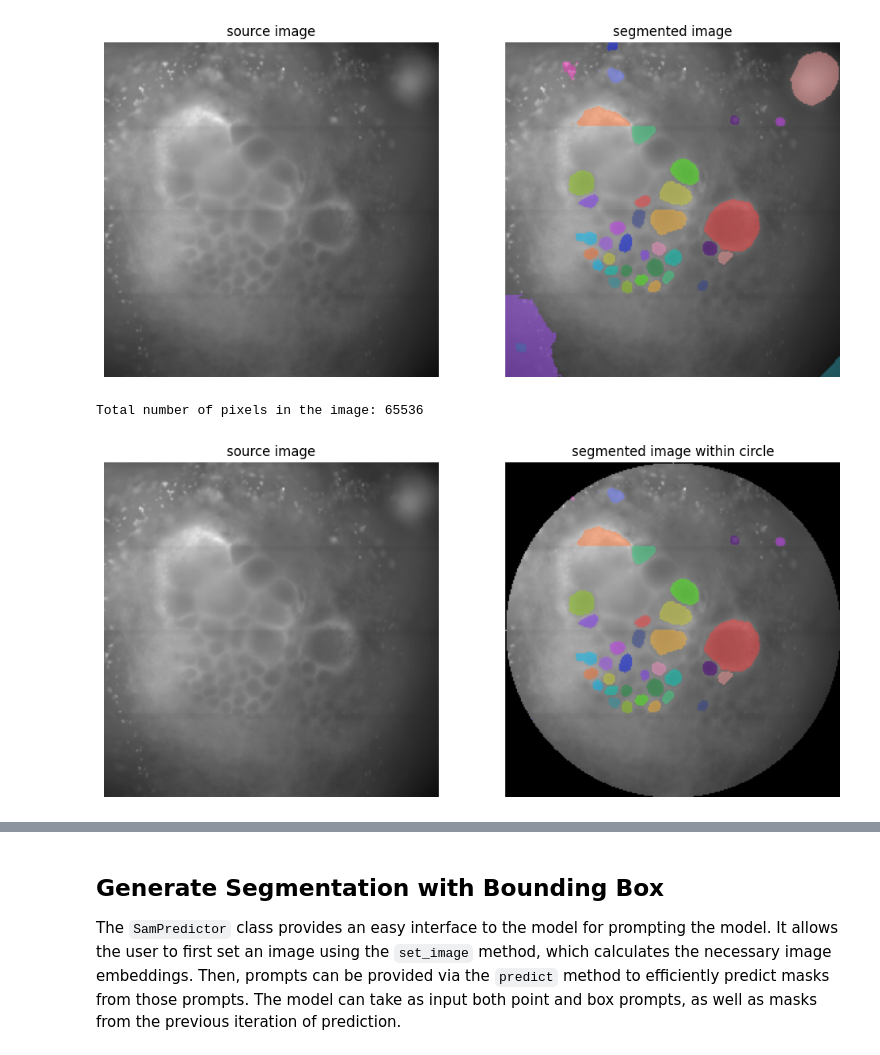
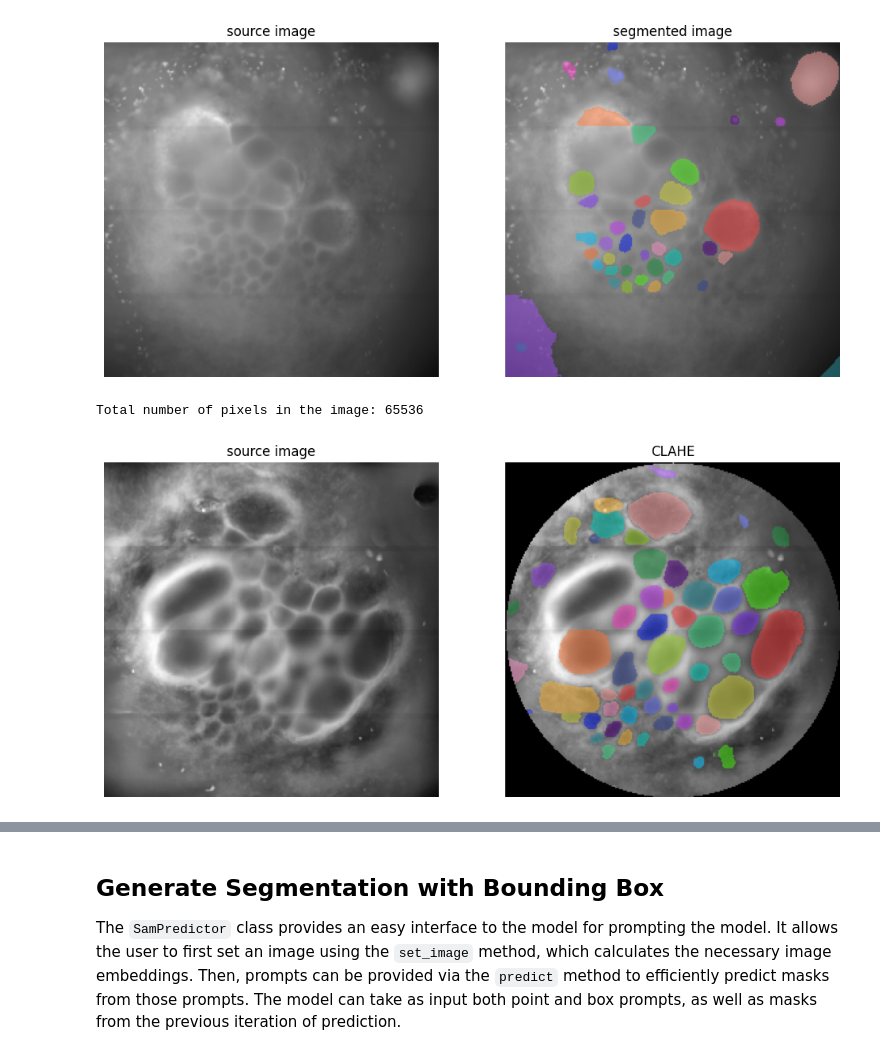
Before and after one commit to svanaki1/TESTING, a Jupyter notebook: notebooks/how-to-segment-anything-with-sam.ipynb, the cells around one changed output, grey strips where cells are left out. Cells and saved outputs as stored; diff of their text form; code cells hidden in the pictures.

```diff
--- a/notebooks/how-to-segment-anything-with-sam.ipynb
+++ b/notebooks/how-to-segment-anything-with-sam.ipynb
@@ -425,7 +433,8 @@ mask_generator = SamAutomaticMaskGenerator(
 )
 
 # Load and preprocess the image
-IMAGE_NAME = "my_image_23-05-30.png"
+#IMAGE_NAME = "my_image_23-05-30.png"
+IMAGE_NAME = "clahe_filtered_image.png"
 IMAGE_PATH = os.path.join(HOME, "data", IMAGE_NAME)
 
 image_bgr = cv2.imread(IMAGE_PATH)
@@ -441,32 +450,32 @@ print(f"Total number of pixels in the image: {total_pixels}")
 sam_result = mask_generator.generate(image_rgb)
 
 # Define the maximum area threshold
 max_mask_area = 0.5 * image_rgb.shape[0] * image_rgb.shape[1]  # Example: 50% of the image area
 
 # Define the minimum and maximum area thresholds
 min_mask_area = 40  # Example: 1,000 pixels
 
 # Filter masks based on the area
 filtered_masks = [mask for mask in sam_result if min_mask_area <= np.sum(mask['segmentation']) <= max_mask_area]
 
 # Annotate the image with the filtered masks
 mask_annotator = sv.MaskAnnotator(color_lookup=sv.ColorLookup.INDEX)
 detections = sv.Detections.from_sam(sam_result=filtered_masks)
 annotated_image = mask_annotator.annotate(scene=image_bgr.copy(), detections=detections)
 
 center = (width // 2, height // 2)
 radius = min(center)  # Adjust the radius as needed
 
 circular_mask = np.zeros((height, width), dtype=np.uint8)
 cv2.circle(circular_mask, center, radius, 1, thickness=-1)
 
 
 annotated_image_circular = cv2.bitwise_and(annotated_image, annotated_image, mask=circular_mask)
 sv.plot_images_grid(
     images=[image_bgr, annotated_image_circular],
     grid_size=(1, 2),
-    titles=['source image', 'segmented image within circle']
+    titles=['source image', 'CLAHE']
 )
 # %% [output]
 Total number of pixels in the image: 65536
-[figure, old version]
+[figure, new version]
```
Also changed, not shown: parts of 7 cells of this notebook.
